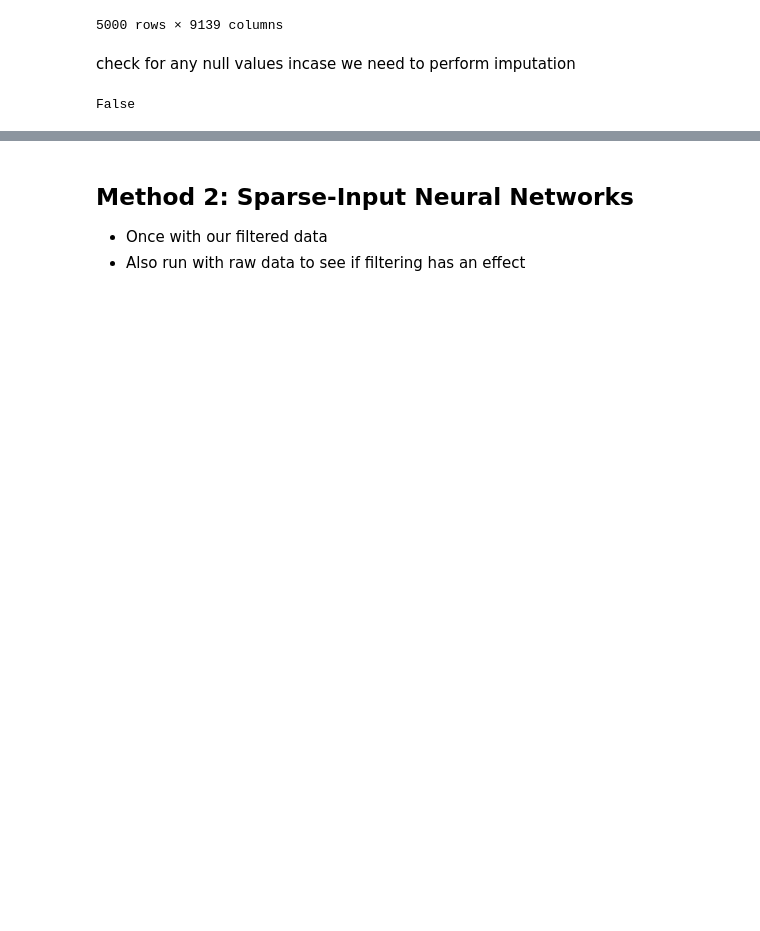
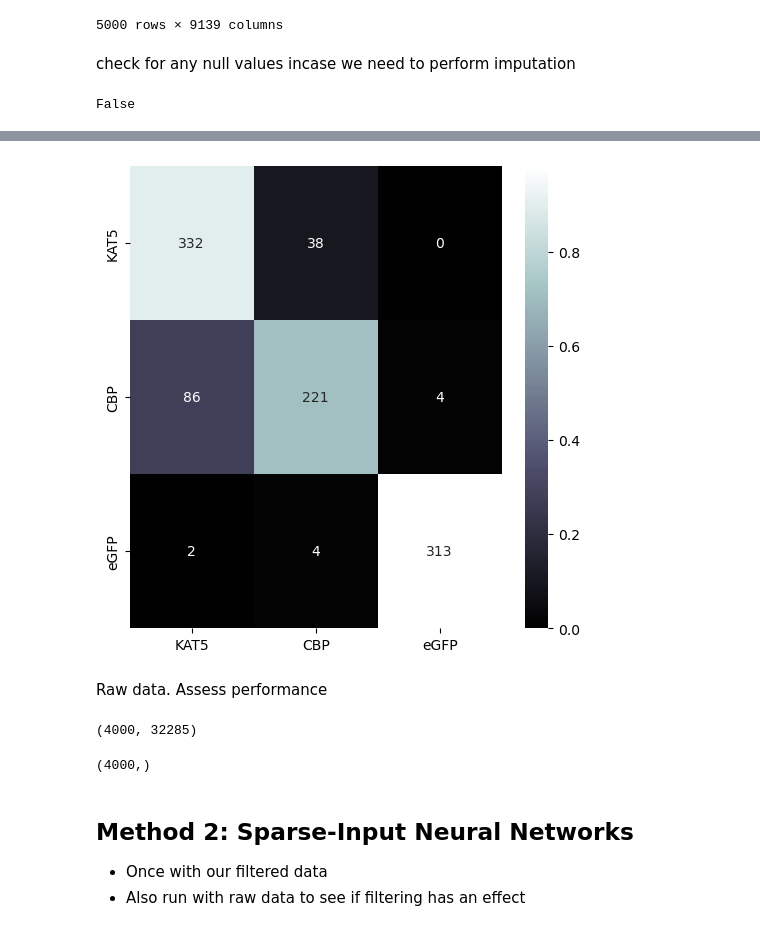
Before and after one commit to Simonlee711/Celltype_Classification, a Jupyter notebook: src/cell_prediction_analysis.ipynb, the cells around one changed output, grey strips where cells are left out. Saved outputs shown, nothing was run; the diff lists cells and outputs as text; code cells hidden in the pictures; blank space fills up the shorter version.

```diff
--- a/src/cell_prediction_analysis.ipynb
+++ b/src/cell_prediction_analysis.ipynb
@@ -152,0 +240,3 @@ xgb.to_graphviz(model, num_trees=2)
+# %%
+test = xgb.DMatrix(training_data['X_test'], label=training_data['y_test'])
+pred = xgb_trained.predict(test)
@@ -152,0 +255,14 @@ xgb.to_graphviz(model, num_trees=2)
+# %%
+confusion_matrix = confusion_matrix(training_data['y_val'], pred)
+# %%
+def plot_confusion_matrix(cm, classes, normalized=True, cmap='bone'):
+    norm_cm = cm
+    if normalized:
+        norm_cm = cm.astype('float') / cm.sum(axis=1)[:, np.newaxis]
+        sns.heatmap(norm_cm, annot=cm, fmt='g', xticklabels=classes, yticklabels=classes, cmap=cmap)
+
+plot_confusion_matrix(confusion_matrix, ['KAT5', 'CBP', 'eGFP'])
+# %% [output]
+[figure, added]
+# %% [markdown]
+Raw data. Assess performance
@@ -152,0 +283,8 @@ xgb.to_graphviz(model, num_trees=2)
+# %%
+X_train.shape
+# %% [output]
+(4000, 32285)
+# %%
+y_train.shape
+# %% [output]
+(4000,)
```
Also changed, not shown: parts of 39 cells of this notebook, 2 other files.
